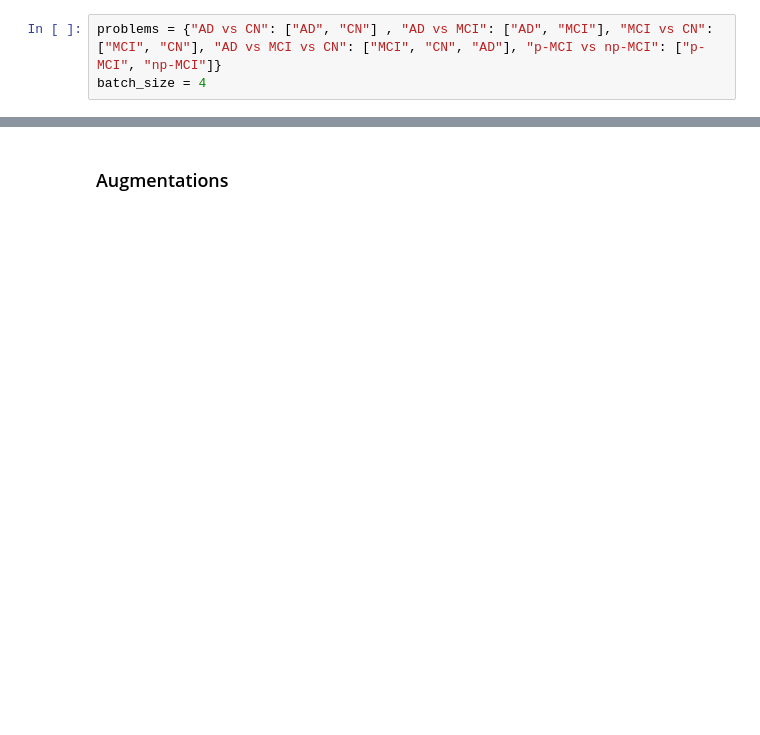
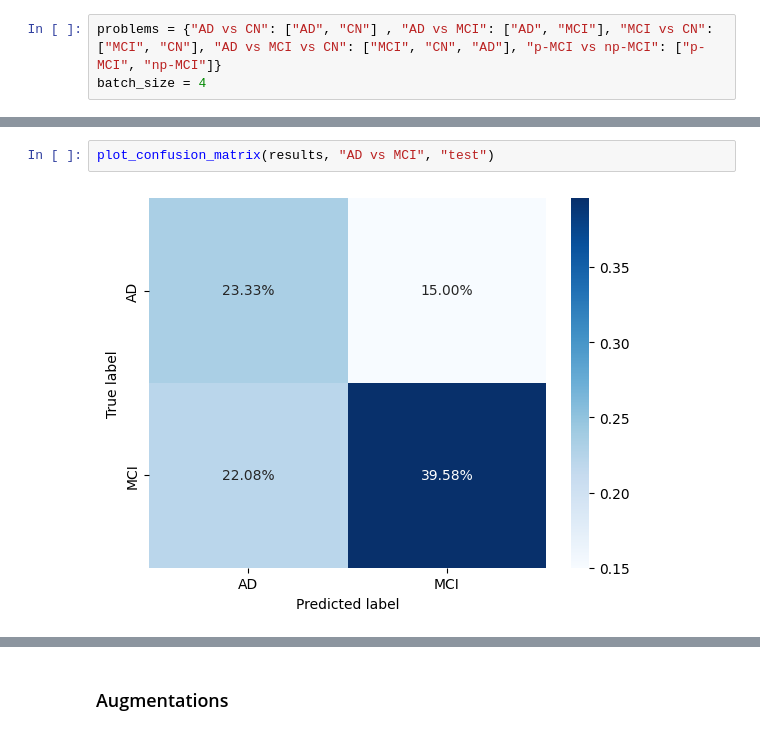
Before and after one commit to damianpolakpjwstk/alzheimer_disease_classification_tools, a Jupyter notebook: imaging_models/CNN_training.ipynb, the cells around one changed output, grey strips where cells are left out. Cells and saved outputs as stored; diff of their text form; blank space fills up the shorter version.

```diff
--- a/imaging_models/CNN_training.ipynb
+++ b/imaging_models/CNN_training.ipynb
@@ -109,0 +188,4 @@ results_dfs["AD vs MCI"]
+# %%
+plot_confusion_matrix(results, "AD vs MCI", "test")
+# %% [output]
+[figure, added]
```
Also changed, not shown: parts of 41 cells of this notebook, 1 other file.
